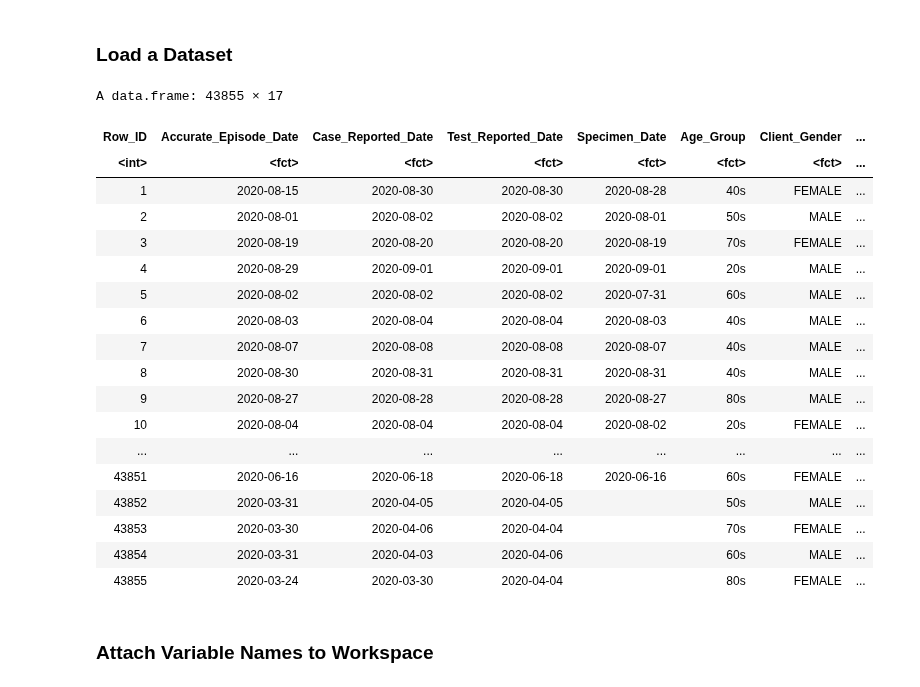
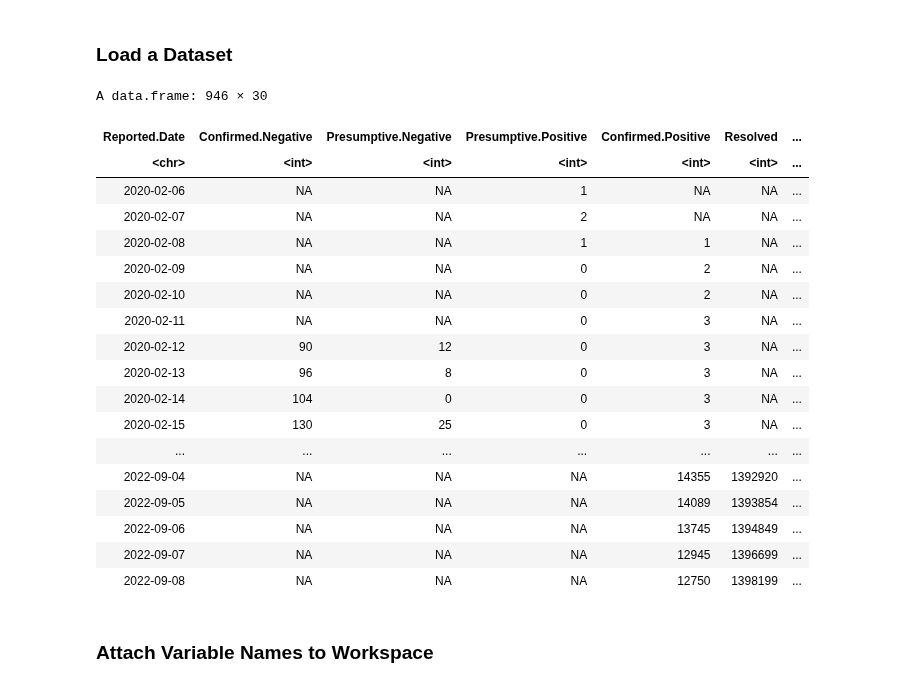
Before and after one commit to ummd/ummd.github.io, a Jupyter notebook: Teaching/Lecture1/Lecture1aa.ipynb, the cells around one changed output. Cells and saved outputs as stored; diff of their text form; code cells hidden in the pictures.

```diff
--- a/Teaching/Lecture1/Lecture1aa.ipynb
+++ b/Teaching/Lecture1/Lecture1aa.ipynb
@@ -7,28 +7,28 @@ The government of Ontario has posted COVID case data. What does the trend look l
 # %% [markdown]
 ### Load a Dataset
 # %%
-COVID <- read.csv("https://data.ontario.ca/dataset/f4112442-bdc8-45d2-be3c-12efae72fb27/resource/455fd63b-603d-4608-8216-7d8647f43350/download/conposcovidloc.csv")
-COVID
+COVID <- read.csv("https://data.ontario.ca/dataset/f4f86e54-872d-43f8-8a86-3892fd3cb5e6/resource/ed270bb8-340b-41f9-a7c6-e8ef587e6d11/download/covidtesting.csv")
+COVID #this is a dataframe
 # %% [output]
-A data.frame: 43855 × 17
+A data.frame: 946 × 30
-| Row_ID | Accurate_Episode_Date | Case_Reported_Date | Test_Reported_Date | Specimen_Date | Age_Group | Client_Gender | ... |
-| <int> | <fct> | <fct> | <fct> | <fct> | <fct> | <fct> | ... |
-| 1 | 2020-08-15 | 2020-08-30 | 2020-08-30 | 2020-08-28 | 40s | FEMALE | ... |
-| 2 | 2020-08-01 | 2020-08-02 | 2020-08-02 | 2020-08-01 | 50s | MALE | ... |
-| 3 | 2020-08-19 | 2020-08-20 | 2020-08-20 | 2020-08-19 | 70s | FEMALE | ... |
-| 4 | 2020-08-29 | 2020-09-01 | 2020-09-01 | 2020-09-01 | 20s | MALE | ... |
-| 5 | 2020-08-02 | 2020-08-02 | 2020-08-02 | 2020-07-31 | 60s | MALE | ... |
-| 6 | 2020-08-03 | 2020-08-04 | 2020-08-04 | 2020-08-03 | 40s | MALE | ... |
-| 7 | 2020-08-07 | 2020-08-08 | 2020-08-08 | 2020-08-07 | 40s | MALE | ... |
-| 8 | 2020-08-30 | 2020-08-31 | 2020-08-31 | 2020-08-31 | 40s | MALE | ... |
-| 9 | 2020-08-27 | 2020-08-28 | 2020-08-28 | 2020-08-27 | 80s | MALE | ... |
-| 10 | 2020-08-04 | 2020-08-04 | 2020-08-04 | 2020-08-02 | 20s | FEMALE | ... |
-| ... | ... | ... | ... | ... | ... | ... | ... |
-| 43851 | 2020-06-16 | 2020-06-18 | 2020-06-18 | 2020-06-16 | 60s | FEMALE | ... |
-| 43852 | 2020-03-31 | 2020-04-05 | 2020-04-05 |  | 50s | MALE | ... |
-| 43853 | 2020-03-30 | 2020-04-06 | 2020-04-04 |  | 70s | FEMALE | ... |
-| 43854 | 2020-03-31 | 2020-04-03 | 2020-04-06 |  | 60s | MALE | ... |
-| 43855 | 2020-03-24 | 2020-03-30 | 2020-04-04 |  | 80s | FEMALE | ... |
+| Reported.Date | Confirmed.Negative | Presumptive.Negative | Presumptive.Positive | Confirmed.Positive | Resolved | ... |
+| <chr> | <int> | <int> | <int> | <int> | <int> | ... |
+| 2020-02-06 | NA | NA | 1 | NA | NA | ... |
+| 2020-02-07 | NA | NA | 2 | NA | NA | ... |
+| 2020-02-08 | NA | NA | 1 | 1 | NA | ... |
+| 2020-02-09 | NA | NA | 0 | 2 | NA | ... |
+| 2020-02-10 | NA | NA | 0 | 2 | NA | ... |
+| 2020-02-11 | NA | NA | 0 | 3 | NA | ... |
+| 2020-02-12 | 90 | 12 | 0 | 3 | NA | ... |
+| 2020-02-13 | 96 | 8 | 0 | 3 | NA | ... |
+| 2020-02-14 | 104 | 0 | 0 | 3 | NA | ... |
+| 2020-02-15 | 130 | 25 | 0 | 3 | NA | ... |
+| ... | ... | ... | ... | ... | ... | ... |
+| 2022-09-04 | NA | NA | NA | 14355 | 1392920 | ... |
+| 2022-09-05 | NA | NA | NA | 14089 | 1393854 | ... |
+| 2022-09-06 | NA | NA | NA | 13745 | 1394849 | ... |
+| 2022-09-07 | NA | NA | NA | 12945 | 1396699 | ... |
+| 2022-09-08 | NA | NA | NA | 12750 | 1398199 | ... |
 # %% [markdown]
 ### Attach Variable Names to Workspace
 # %%
```
Also changed, not shown: parts of 15 cells of this notebook.
